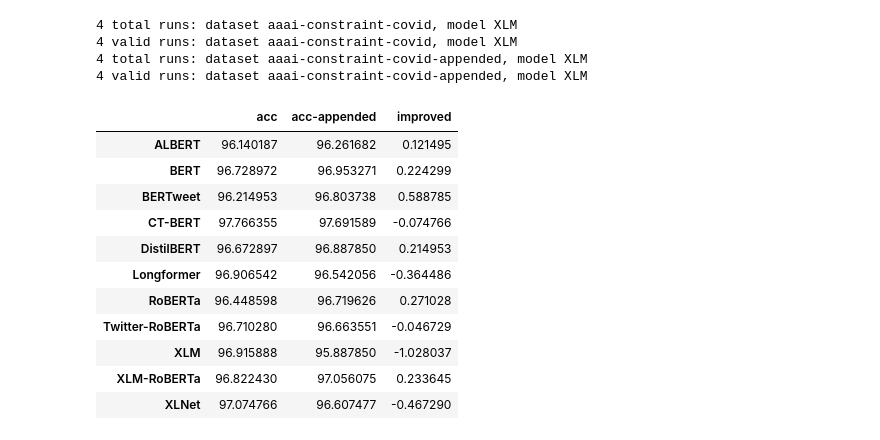
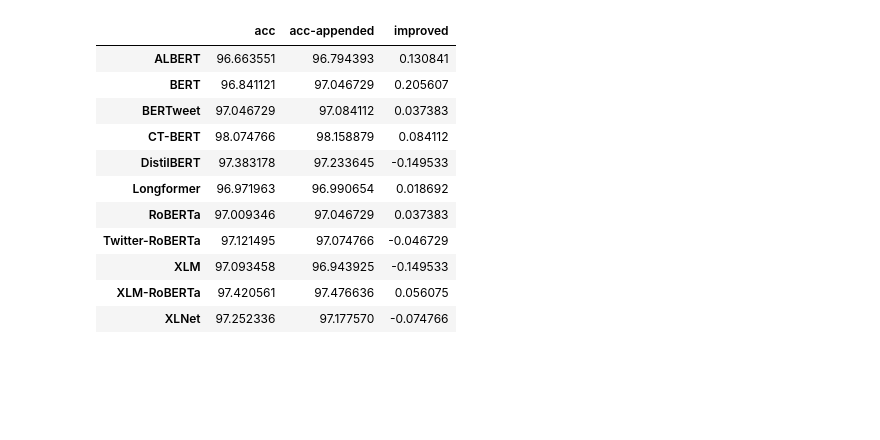
Before and after one commit to ignasa007/LingML, a Jupyter notebook: analysis.ipynb, the cells around one changed output. Saved outputs shown, nothing was run; the diff lists cells and outputs as text; code cells hidden in the pictures; blank space fills up the shorter version.

```diff
--- a/analysis.ipynb
+++ b/analysis.ipynb
@@ -156,46 +156,42 @@ datasets = (
     # 'aaai-constraint-covid-cleaned-appended',
     # 'covid-misinformation',
 )
 
 index = sorted(models) # + [model+'-NT' for model in models])
 split = 'validation'
 metric = 'Accuracy'
 jump = 600 if split == 'training' else 1
 
 dataframe = defaultdict(list)
 
 for dataset in datasets:
     col_name = dataset.replace('aaai-constraint-covid', 'acc')
     results, _ = get_results(dataset, index)
     for model in index:
         if model in results:
             scores = list()
             for run in results[model]:
                 data = run[split]
                 idxs = list(range(jump, len(data['batch'])+jump, jump))
                 ys = fn_map[metric](data, idxs, jump)
-                scores.append(ys[-1]) # max(ys)
+                scores.append(max(ys))
             dataframe[col_name].append(100*np.mean(scores)) # f'{100*np.mean(scores):.4f} +- {100*np.std(scores):.4f}')
         else:
             dataframe[col_name].append(np.nan)
 
 dataframe['improved'] = (np.array(dataframe['acc-appended'] - np.array(dataframe['acc']))).tolist()
 
 pd.DataFrame(dataframe, index=index).style.set_properties(**{'text-align': 'right'})
 # %% [output]
-4 total runs: dataset aaai-constraint-covid, model XLM
-4 valid runs: dataset aaai-constraint-covid, model XLM
-4 total runs: dataset aaai-constraint-covid-appended, model XLM
-4 valid runs: dataset aaai-constraint-covid-appended, model XLM
 |  | acc | acc-appended | improved |
-| ALBERT | 96.140187 | 96.261682 | 0.121495 |
-| BERT | 96.728972 | 96.953271 | 0.224299 |
-| BERTweet | 96.214953 | 96.803738 | 0.588785 |
-| CT-BERT | 97.766355 | 97.691589 | -0.074766 |
-| DistilBERT | 96.672897 | 96.887850 | 0.214953 |
-| Longformer | 96.906542 | 96.542056 | -0.364486 |
-| RoBERTa | 96.448598 | 96.719626 | 0.271028 |
-| Twitter-RoBERTa | 96.710280 | 96.663551 | -0.046729 |
-| XLM | 96.915888 | 95.887850 | -1.028037 |
-| XLM-RoBERTa | 96.822430 | 97.056075 | 0.233645 |
-| XLNet | 97.074766 | 96.607477 | -0.467290 |
+| ALBERT | 96.663551 | 96.794393 | 0.130841 |
+| BERT | 96.841121 | 97.046729 | 0.205607 |
+| BERTweet | 97.046729 | 97.084112 | 0.037383 |
+| CT-BERT | 98.074766 | 98.158879 | 0.084112 |
+| DistilBERT | 97.383178 | 97.233645 | -0.149533 |
+| Longformer | 96.971963 | 96.990654 | 0.018692 |
+| RoBERTa | 97.009346 | 97.046729 | 0.037383 |
+| Twitter-RoBERTa | 97.121495 | 97.074766 | -0.046729 |
+| XLM | 97.093458 | 96.943925 | -0.149533 |
+| XLM-RoBERTa | 97.420561 | 97.476636 | 0.056075 |
+| XLNet | 97.252336 | 97.177570 | -0.074766 |
```
Also changed, not shown: 1 other file.
